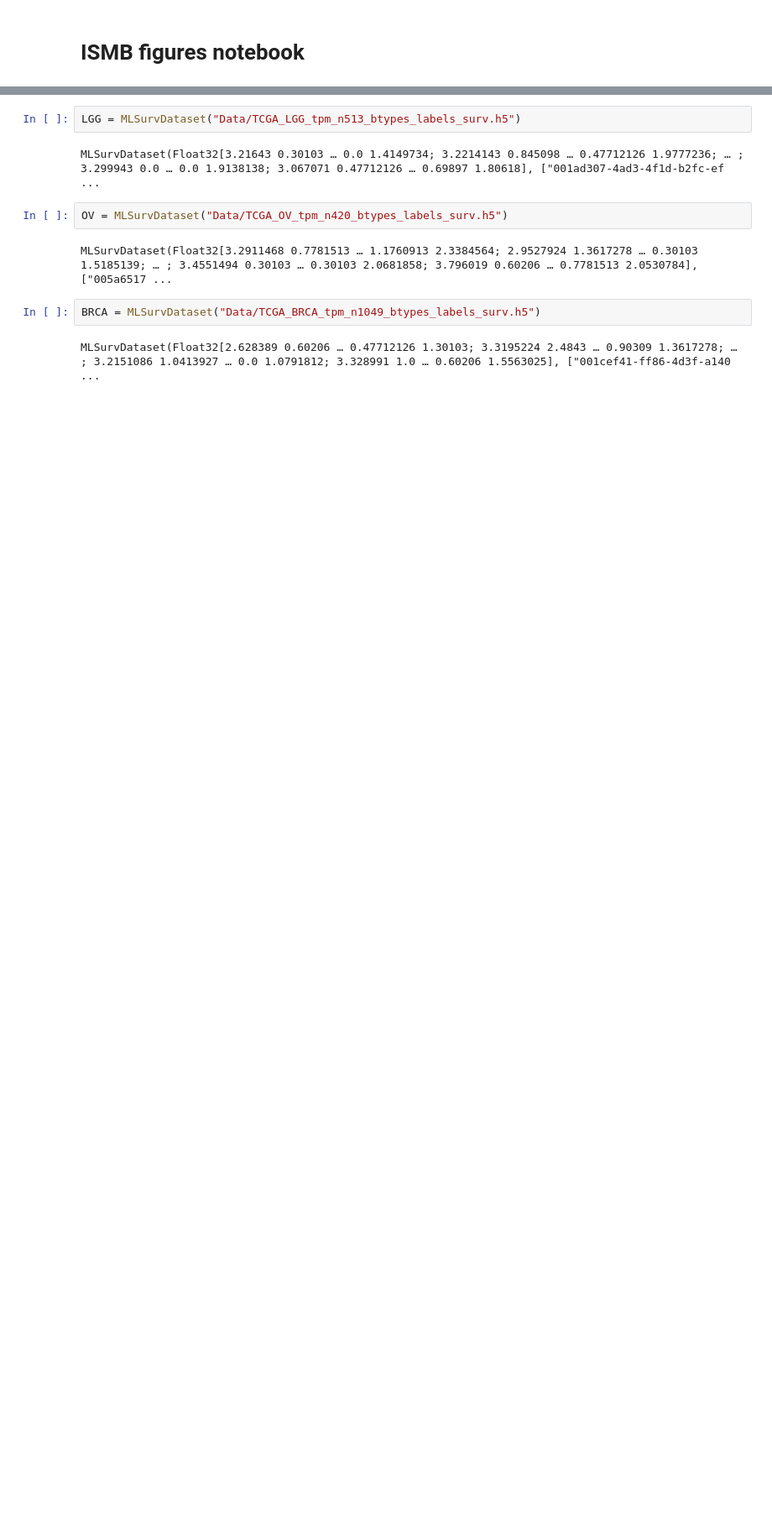
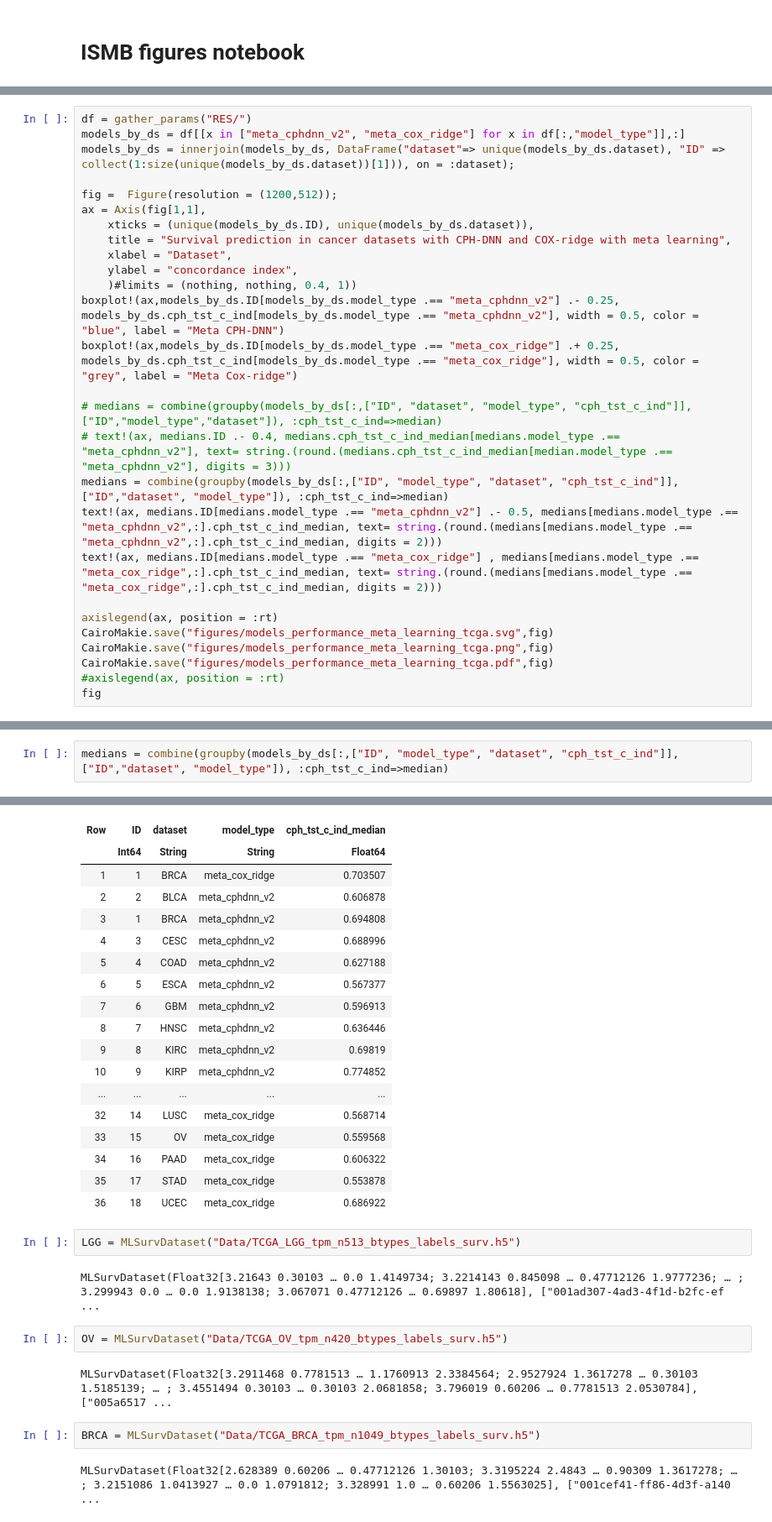
Before and after one commit to lemieux-lab/vae_cox, a Jupyter notebook: VAE_cox.ipynb, the cells around one changed output, grey strips where cells are left out. Shown: that part at 84% size. Cells and saved outputs as stored; diff of their text form; blank space fills up the shorter version.

```diff
--- a/VAE_cox.ipynb
+++ b/VAE_cox.ipynb
@@ -11,0 +67,27 @@ outpath, session_id = set_dirs() ;
+# %%
+df = gather_params("RES/")
+models_by_ds = df[[x in ["meta_cphdnn_v2", "meta_cox_ridge"] for x in df[:,"model_type"]],:]
+models_by_ds = innerjoin(models_by_ds, DataFrame("dataset"=> unique(models_by_ds.dataset), "ID" => collect(1:size(unique(models_by_ds.dataset))[1])), on = :dataset);
+
+fig =  Figure(resolution = (1200,512));
+ax = Axis(fig[1,1],
+    xticks = (unique(models_by_ds.ID), unique(models_by_ds.dataset)),
+    title = "Survival prediction in cancer datasets with CPH-DNN and COX-ridge with meta learning",
+    xlabel = "Dataset",
+    ylabel = "concordance index",
+    )#limits = (nothing, nothing, 0.4, 1))
+boxplot!(ax,models_by_ds.ID[models_by_ds.model_type .== "meta_cphdnn_v2"] .- 0.25, models_by_ds.cph_tst_c_ind[models_by_ds.model_type .== "meta_cphdnn_v2"], width = 0.5, color = "blue", label = "Meta CPH-DNN")
+boxplot!(ax,models_by_ds.ID[models_by_ds.model_type .== "meta_cox_ridge"] .+ 0.25, models_by_ds.cph_tst_c_ind[models_by_ds.model_type .== "meta_cox_ridge"], width = 0.5, color = "grey", label = "Meta Cox-ridge")
+
+# medians = combine(groupby(models_by_ds[:,["ID", "dataset", "model_type", "cph_tst_c_ind"]], ["ID","model_type","dataset"]), :cph_tst_c_ind=>median)
+# text!(ax, medians.ID .- 0.4, medians.cph_tst_c_ind_median[medians.model_type .== "meta_cphdnn_v2"], text= string.(round.(medians.cph_tst_c_ind_median[median.model_type .== "meta_cphdnn_v2"], digits = 3)))
+medians = combine(groupby(models_by_ds[:,["ID", "model_type", "dataset", "cph_tst_c_ind"]], ["ID","dataset", "model_type"]), :cph_tst_c_ind=>median)
+text!(ax, medians.ID[medians.model_type .== "meta_cphdnn_v2"] .- 0.5, medians[medians.model_type .== "meta_cphdnn_v2",:].cph_tst_c_ind_median, text= string.(round.(medians[medians.model_type .== "meta_cphdnn_v2",:].cph_tst_c_ind_median, digits = 2)))
+text!(ax, medians.ID[medians.model_type .== "meta_cox_ridge"] , medians[medians.model_type .== "meta_cox_ridge",:].cph_tst_c_ind_median, text= string.(round.(medians[medians.model_type .== "meta_cox_ridge",:].cph_tst_c_ind_median, digits = 2)))
+
+axislegend(ax, position = :rt)
+CairoMakie.save("figures/models_performance_meta_learning_tcga.svg",fig)
+CairoMakie.save("figures/models_performance_meta_learning_tcga.png",fig)
+CairoMakie.save("figures/models_performance_meta_learning_tcga.pdf",fig)
+#axislegend(ax, position = :rt)
+fig
@@ -11,0 +97,3 @@ outpath, session_id = set_dirs() ;
+# %%
+medians = combine(groupby(models_by_ds[:,["ID", "model_type", "dataset", "cph_tst_c_ind"]], ["ID","dataset", "model_type"]), :cph_tst_c_ind=>median)
+# %% [output]
@@ -12,3 +102,21 @@ outpath, session_id = set_dirs() ;
+| Row | ID | dataset | model_type | cph_tst_c_ind_median |
+|  | Int64 | String | String | Float64 |
+| 1 | 1 | BRCA | meta_cox_ridge | 0.703507 |
+| 2 | 2 | BLCA | meta_cphdnn_v2 | 0.606878 |
+| 3 | 1 | BRCA | meta_cphdnn_v2 | 0.694808 |
+| 4 | 3 | CESC | meta_cphdnn_v2 | 0.688996 |
+| 5 | 4 | COAD | meta_cphdnn_v2 | 0.627188 |
+| 6 | 5 | ESCA | meta_cphdnn_v2 | 0.567377 |
+| 7 | 6 | GBM | meta_cphdnn_v2 | 0.596913 |
+| 8 | 7 | HNSC | meta_cphdnn_v2 | 0.636446 |
+| 9 | 8 | KIRC | meta_cphdnn_v2 | 0.69819 |
+| 10 | 9 | KIRP | meta_cphdnn_v2 | 0.774852 |
+| ... | ... | ... | ... | ... |
+| 32 | 14 | LUSC | meta_cox_ridge | 0.568714 |
+| 33 | 15 | OV | meta_cox_ridge | 0.559568 |
+| 34 | 16 | PAAD | meta_cox_ridge | 0.606322 |
+| 35 | 17 | STAD | meta_cox_ridge | 0.553878 |
+| 36 | 18 | UCEC | meta_cox_ridge | 0.686922 |
 # %%
 LGG = MLSurvDataset("Data/TCGA_LGG_tpm_n513_btypes_labels_surv.h5")
 # %% [output]
```
Also changed, not shown: parts of 8 cells of this notebook, 5 other files.
